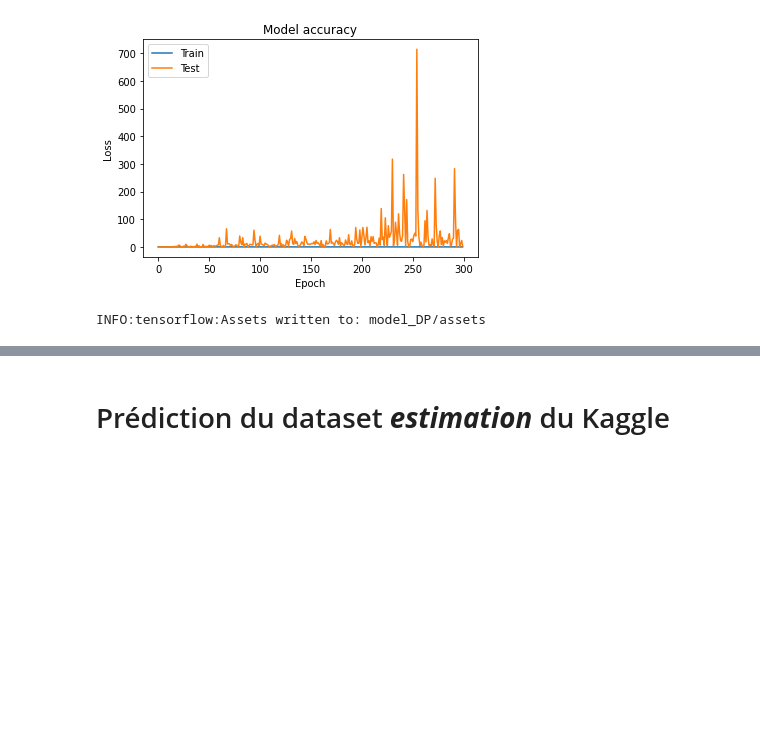
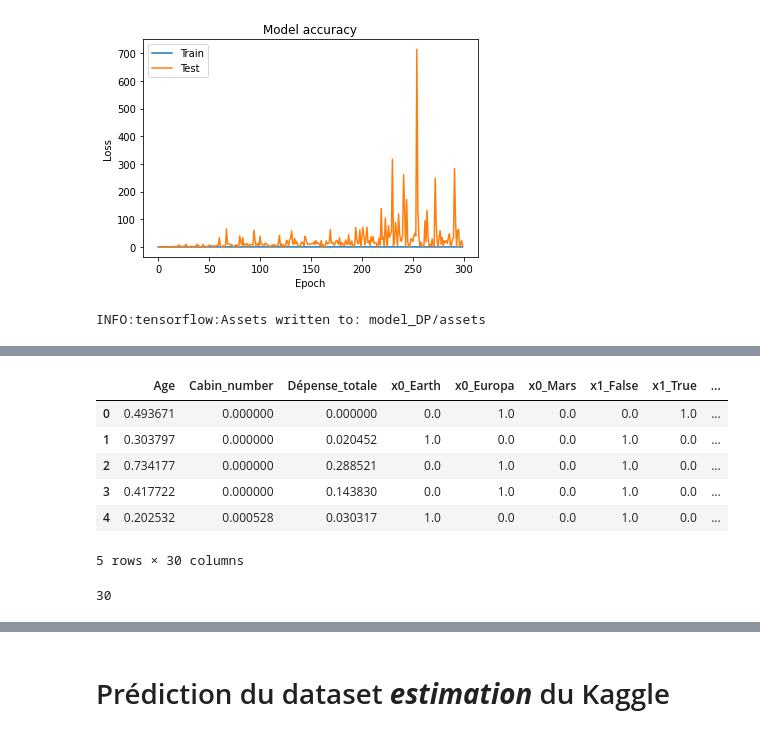
Before and after one commit to AurelienCD/Formation_OCR_Ing_Machine_Learning, a Jupyter notebook: P8_01_notebook.ipynb, the cells around one changed output, grey strips where cells are left out. Cells and saved outputs as stored; diff of their text form; code cells hidden in the pictures; blank space fills up the shorter version.

```diff
--- a/P8_01_notebook.ipynb
+++ b/P8_01_notebook.ipynb
@@ -1535,0 +1561,6 @@ INFO:tensorflow:Assets written to: model_DP/assets
+# %%
+#importation des données
+train_df = pad.read_csv('df_train_norm_full.csv')
+df_y = pad.read_csv('data_projet8_TRAIN_clean.csv')
+train_labels_df=df_y[['Transported']]
+test_df = pad.read_csv('df_test_norm_full.csv')
@@ -1535,0 +1587,14 @@ INFO:tensorflow:Assets written to: model_DP/assets
+# %%
+train_df.head()
+# %% [output]
+|  | Age | Cabin_number | Dépense_totale | x0_Earth | x0_Europa | x0_Mars | x1_False | x1_True | ... |
+| 0 | 0.493671 | 0.000000 | 0.000000 | 0.0 | 1.0 | 0.0 | 0.0 | 1.0 | ... |
+| 1 | 0.303797 | 0.000000 | 0.020452 | 1.0 | 0.0 | 0.0 | 1.0 | 0.0 | ... |
+| 2 | 0.734177 | 0.000000 | 0.288521 | 0.0 | 1.0 | 0.0 | 1.0 | 0.0 | ... |
+| 3 | 0.417722 | 0.000000 | 0.143830 | 0.0 | 1.0 | 0.0 | 1.0 | 0.0 | ... |
+| 4 | 0.202532 | 0.000528 | 0.030317 | 1.0 | 0.0 | 0.0 | 1.0 | 0.0 | ... |
+5 rows × 30 columns
+# %%
+len(train_df.columns)
+# %% [output]
+30
```
Also changed, not shown: parts of 23 cells of this notebook.
